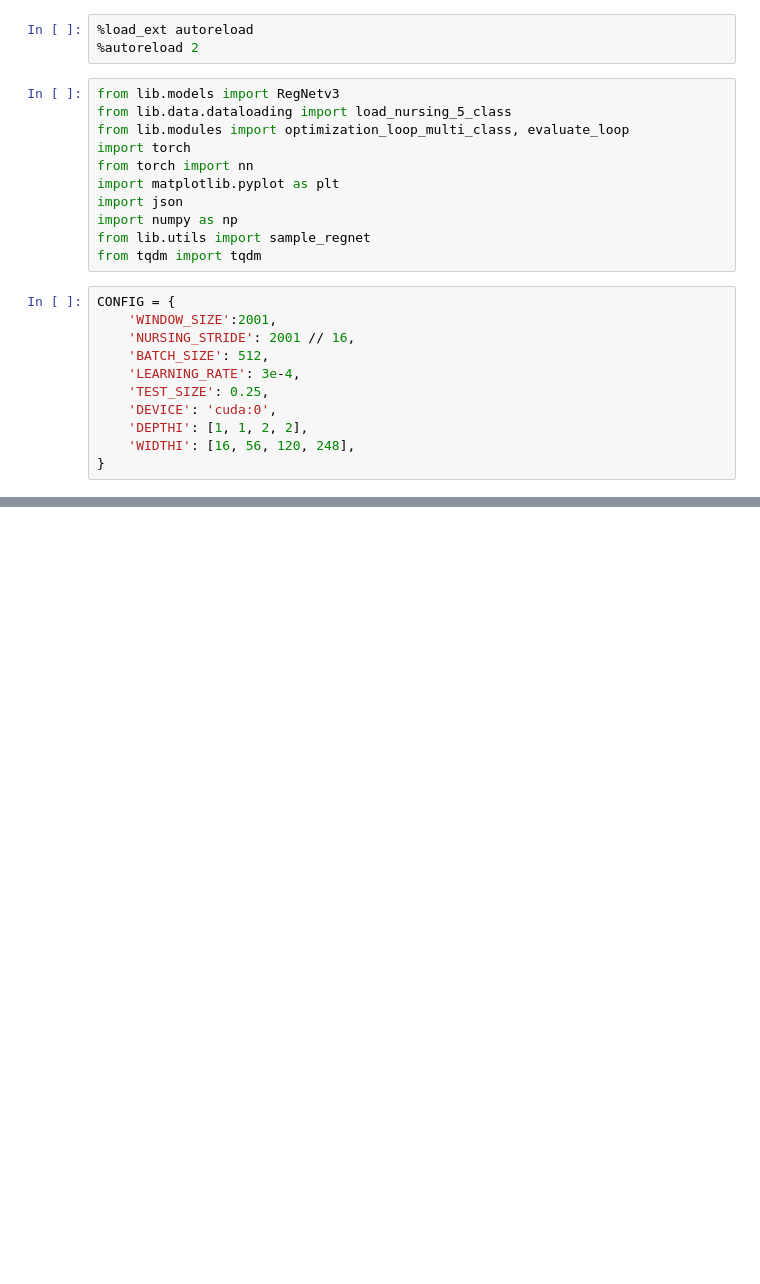
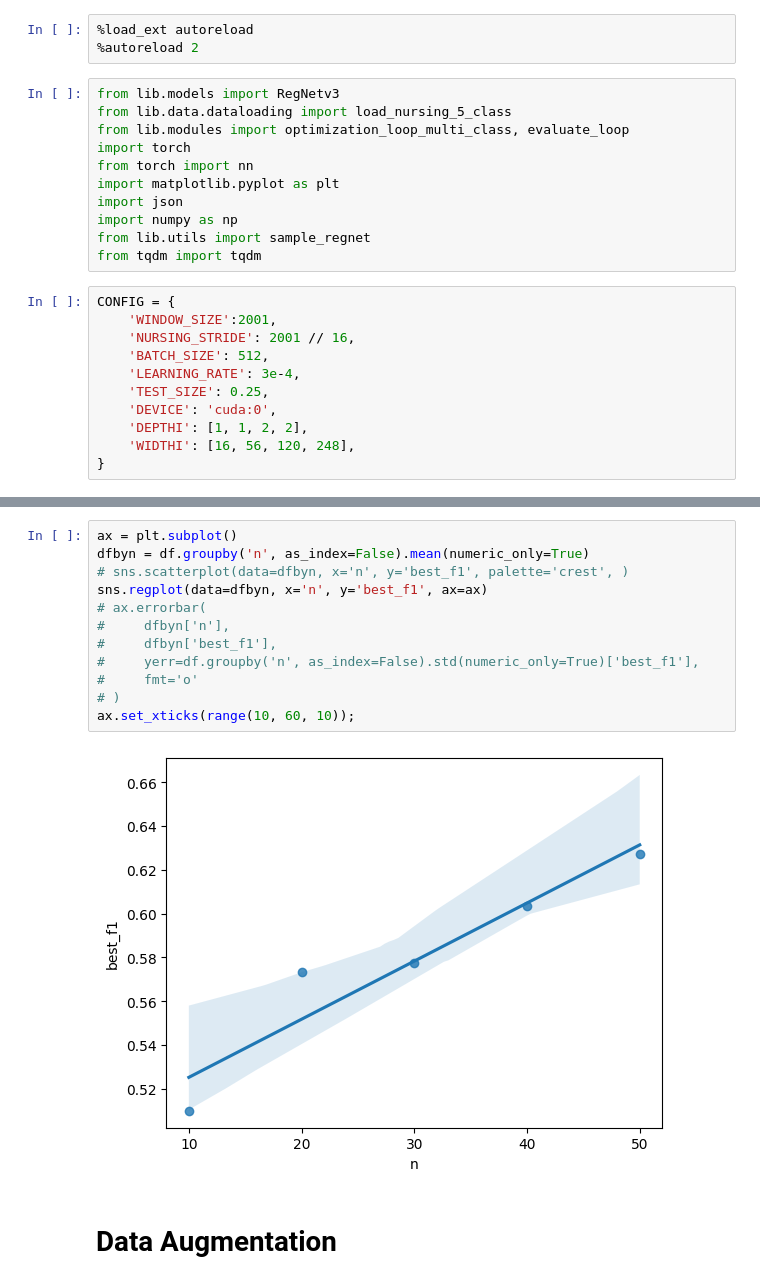
Before and after one commit to Musa-Azeem/eating-detection, a Jupyter notebook: data_aug.ipynb, the cells around one changed output, grey strips where cells are left out. Saved outputs shown, nothing was run; the diff lists cells and outputs as text; blank space fills up the shorter version.

```diff
--- a/data_aug.ipynb
+++ b/data_aug.ipynb
@@ -30,0 +90,16 @@ len(nurses)
+# %%
+ax = plt.subplot()
+dfbyn = df.groupby('n', as_index=False).mean(numeric_only=True)
+# sns.scatterplot(data=dfbyn, x='n', y='best_f1', palette='crest', )
+sns.regplot(data=dfbyn, x='n', y='best_f1', ax=ax)
+# ax.errorbar(
+#     dfbyn['n'],
+#     dfbyn['best_f1'],
+#     yerr=df.groupby('n', as_index=False).std(numeric_only=True)['best_f1'],
+#     fmt='o'
+# )
+ax.set_xticks(range(10, 60, 10));
+# %% [output]
+[figure, added]
+# %% [markdown]
+# Data Augmentation
```
Also changed, not shown: parts of 6 cells of this notebook, 5 other files.
